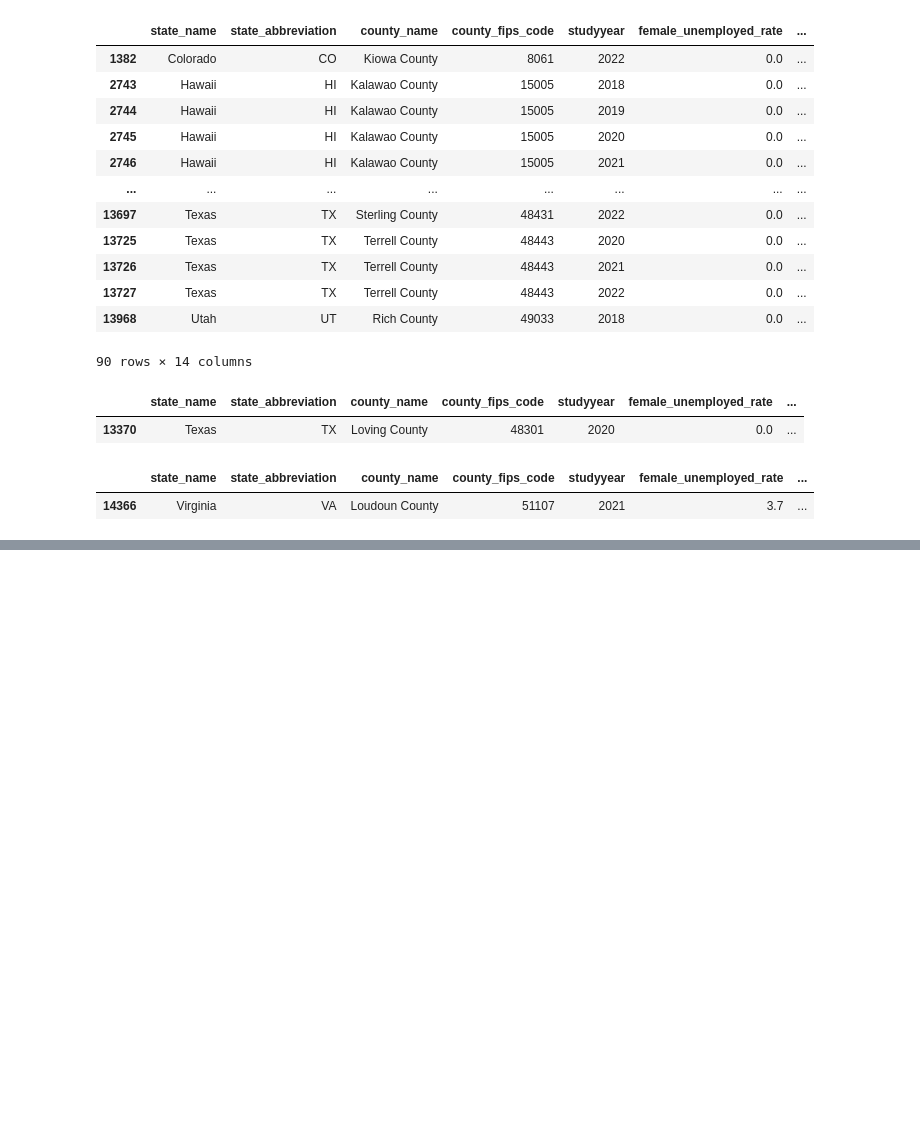
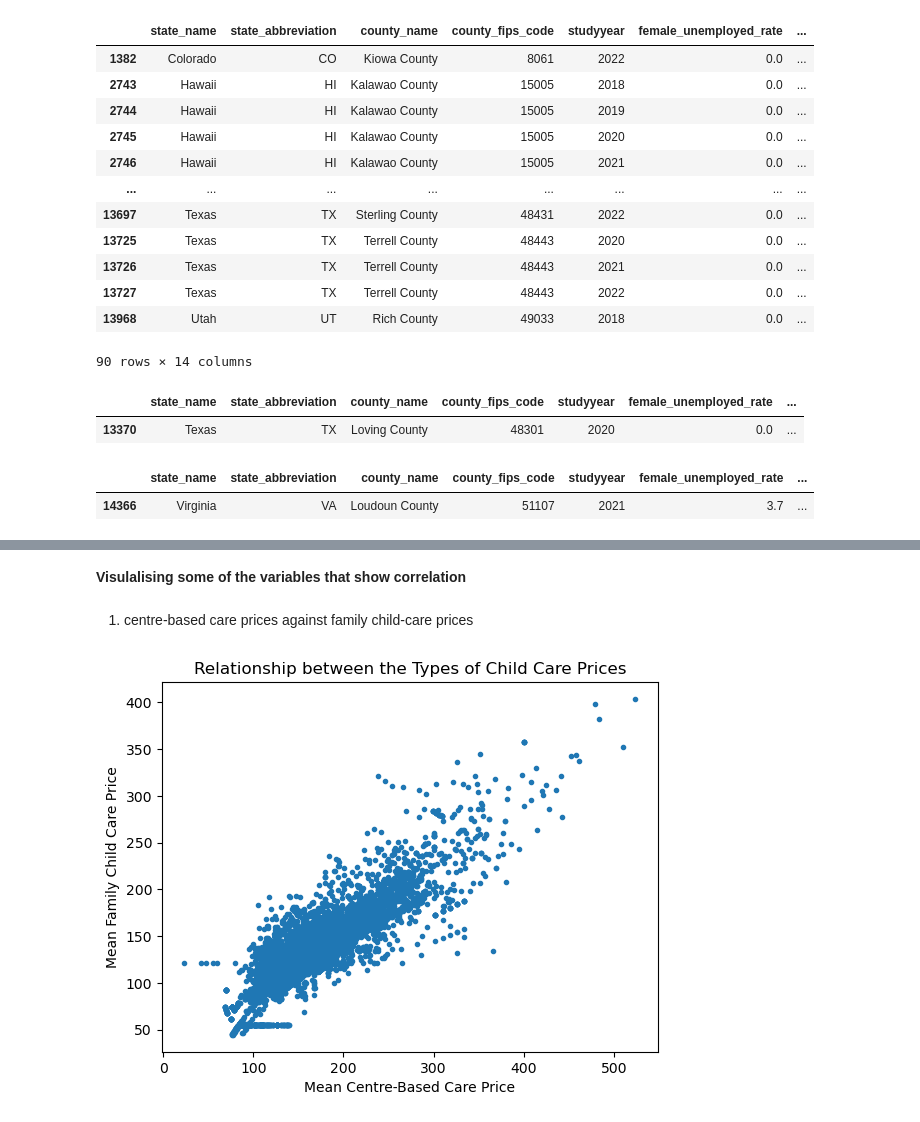
Before and after one commit to kaymighty86/us-poverty-rate-analysis, a Jupyter notebook: us_poverty_rate_analysis_notebook.ipynb, the cells around one changed output, grey strips where cells are left out. Drawn from its saved outputs; the diff is of its cells as text; code cells hidden in the pictures; blank space fills up the shorter version.

```diff
--- a/us_poverty_rate_analysis_notebook.ipynb
+++ b/us_poverty_rate_analysis_notebook.ipynb
@@ -460,0 +481,15 @@ plt.show()
+# %% [markdown]
+__Visulalising some of the variables that show correlation__
+# %% [markdown]
+1) centre-based care prices against family child-care prices
+# %%
+def visualiseReationship(x, y, xlabel, ylabel, viz_label = None):
+    plt.scatter(x,y, marker=".", label=viz_label)
+    plt.xlabel(xlabel)
+    plt.ylabel(ylabel)
+# %%
+visualiseReationship(filtered_df["avg_centrebased_care_price"], filtered_df["avg_family_childcare_price"], xlabel="Mean Centre-Based Care Price", ylabel="Mean Family Child Care Price")
+plt.title("Relationship between the Types of Child Care Prices")
+plt.show()
+# %% [output]
+[figure, added]
```
Also changed, not shown: parts of 16 cells of this notebook.
